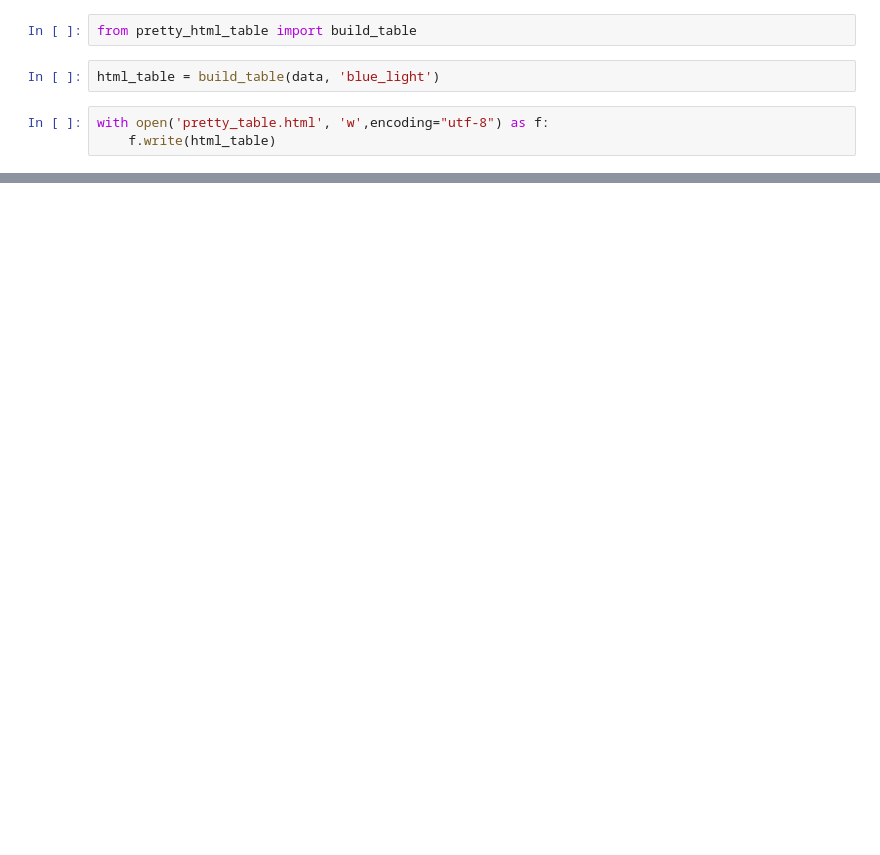
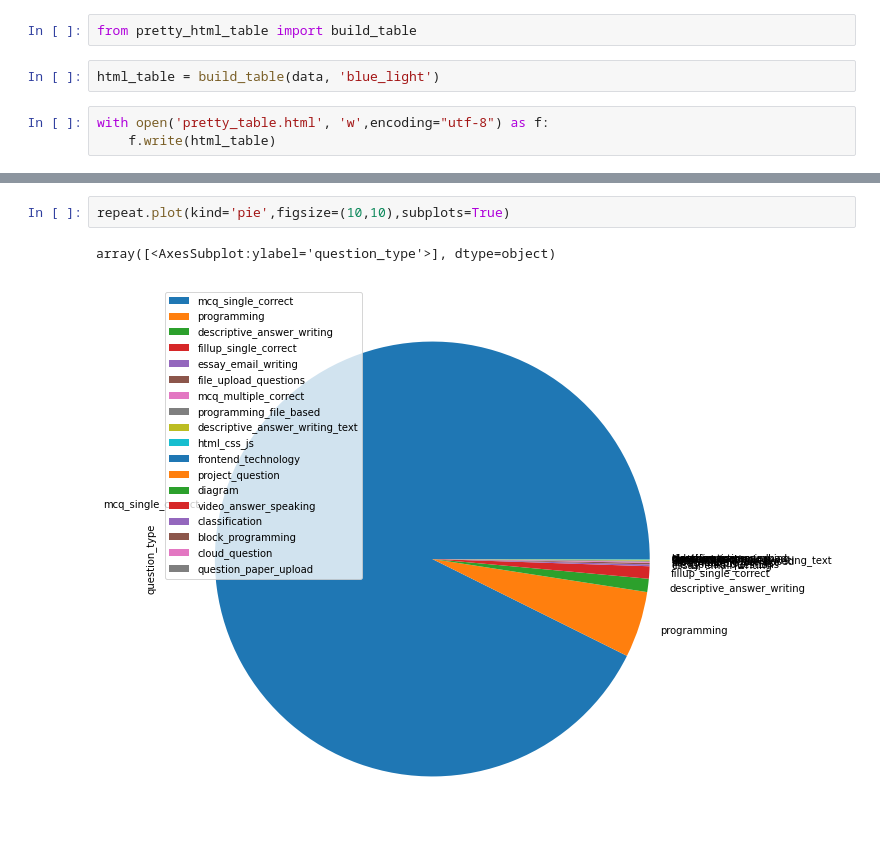
Before and after one commit to biswa-mohapatra/dup-ques-w2w-iamneo, a Jupyter notebook: Reaserch/reaserch_notebook_w2w.ipynb, the cells around one changed output, grey strips where cells are left out. Saved outputs shown, nothing was run; the diff lists cells and outputs as text; blank space fills up the shorter version.

```diff
--- a/Reaserch/reaserch_notebook_w2w.ipynb
+++ b/Reaserch/reaserch_notebook_w2w.ipynb
@@ -182,0 +502,5 @@ with open('pretty_table.html', 'w',encoding="utf-8") as f:
+# %%
+repeat.plot(kind='pie',figsize=(10,10),subplots=True)
+# %% [output]
+array([<AxesSubplot:ylabel='question_type'>], dtype=object)
+[figure, added]
```
Also changed, not shown: parts of 114 cells of this notebook, 2 other files.
